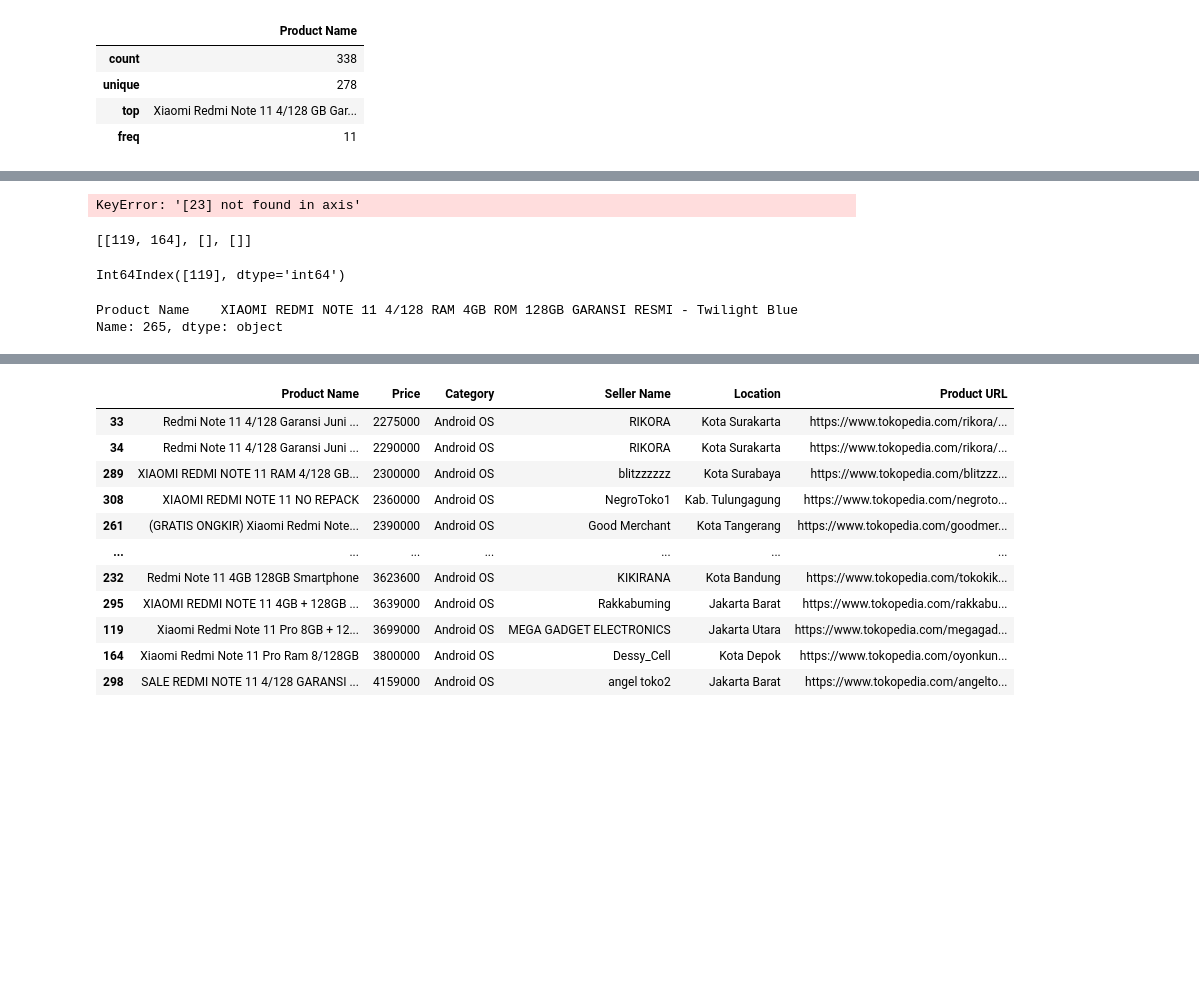
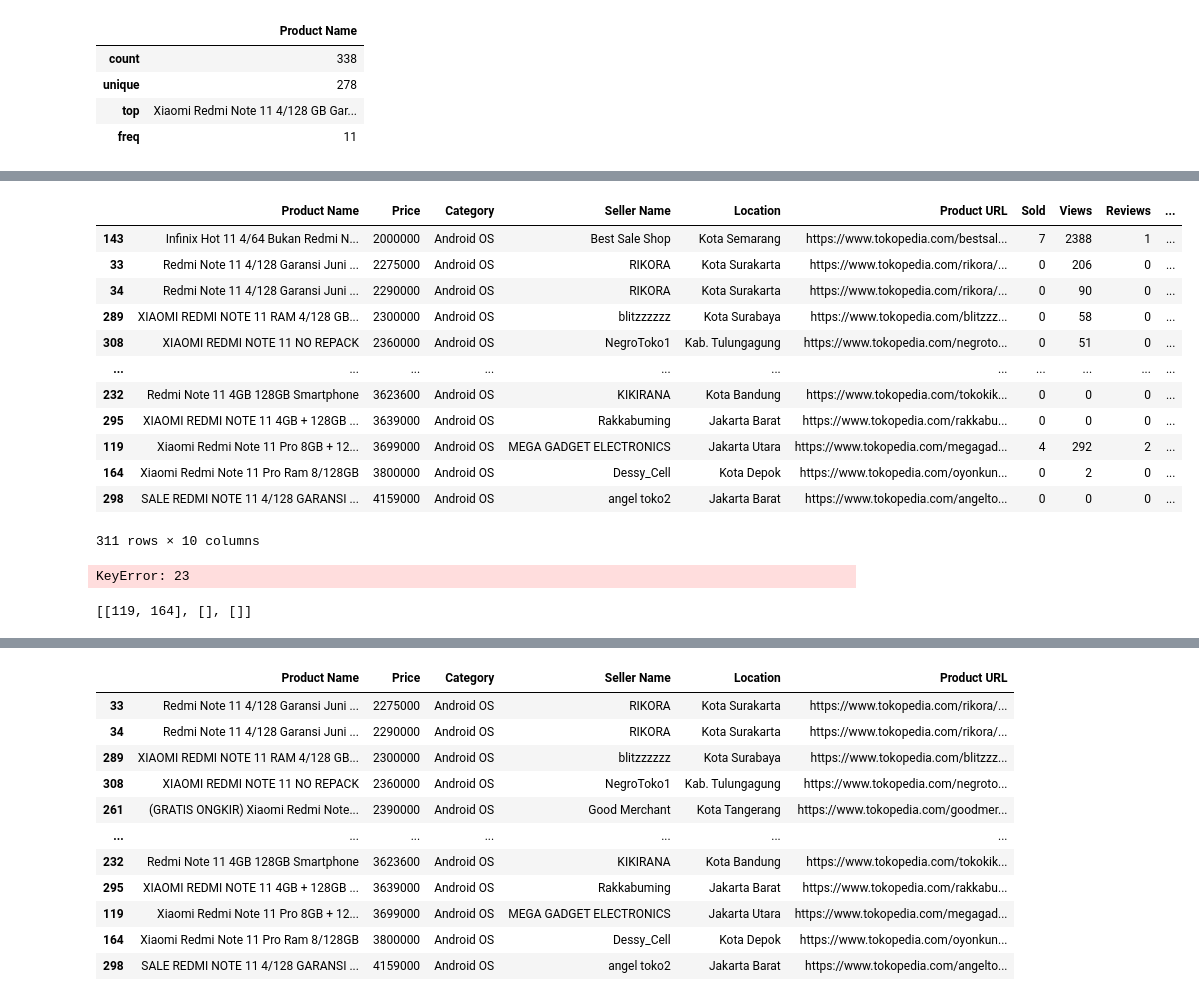
Before and after one commit to prasetyatf/EDA_RedmiNote11_tokped, a Jupyter notebook: analisis-renote11-4gb.ipynb, the cells around one changed output, grey strips where cells are left out. Drawn from its saved outputs; the diff is of its cells as text; code cells hidden in the pictures; blank space fills up the shorter version.

Commit message:
fitur filter sudah tidak error

```diff
--- a/analisis-renote11-4gb.ipynb
+++ b/analisis-renote11-4gb.ipynb
@@ -172,18 +171,38 @@ pat_indexs
 # %%
+# pantes index list ke 23 error, ternyata 23 > 1. dan banyak kasus serupa lain. Solusi:---->masih error
 
 # hapus data yang terfilter(pattern 6 gb)
 
 for pat_index in pat_indexs:
-    if pat_index == "":
+    if pat_index == []:
         continue
     else:
-        for index in range(0,len(pat_index)):
-            df_filtered = df_filtered.drop([pat_index[index]])
+        for idx in range(0,len(pat_index)):
+            try:
+                df_filtered = df_filtered.drop(index=pat_indexs[idx])
+            except:
+                continue
 
-pd.options.display.max_rows=400
+pd.options.display.max_rows=10
 
 df_filtered
 # %% [output]
+|  | Product Name | Price | Category | Seller Name | Location | Product URL | Sold | Views | Reviews | ... |
+| 143 | Infinix Hot 11 4/64 Bukan Redmi N... | 2000000 | Android OS | Best Sale Shop | Kota Semarang | https://www.tokopedia.com/bestsal... | 7 | 2388 | 1 | ... |
+| 33 | Redmi Note 11 4/128 Garansi Juni ... | 2275000 | Android OS | RIKORA | Kota Surakarta | https://www.tokopedia.com/rikora/... | 0 | 206 | 0 | ... |
+| 34 | Redmi Note 11 4/128 Garansi Juni ... | 2290000 | Android OS | RIKORA | Kota Surakarta | https://www.tokopedia.com/rikora/... | 0 | 90 | 0 | ... |
+| 289 | XIAOMI REDMI NOTE 11 RAM 4/128 GB... | 2300000 | Android OS | blitzzzzzz | Kota Surabaya | https://www.tokopedia.com/blitzzz... | 0 | 58 | 0 | ... |
+| 308 | XIAOMI REDMI NOTE 11 NO REPACK | 2360000 | Android OS | NegroToko1 | Kab. Tulungagung | https://www.tokopedia.com/negroto... | 0 | 51 | 0 | ... |
+| ... | ... | ... | ... | ... | ... | ... | ... | ... | ... | ... |
+| 232 | Redmi Note 11 4GB 128GB Smartphone | 3623600 | Android OS | KIKIRANA | Kota Bandung | https://www.tokopedia.com/tokokik... | 0 | 0 | 0 | ... |
+| 295 | XIAOMI REDMI NOTE 11 4GB + 128GB ... | 3639000 | Android OS | Rakkabuming | Jakarta Barat | https://www.tokopedia.com/rakkabu... | 0 | 0 | 0 | ... |
+| 119 | Xiaomi Redmi Note 11 Pro 8GB + 12... | 3699000 | Android OS | MEGA GADGET ELECTRONICS | Jakarta Utara | https://www.tokopedia.com/megagad... | 4 | 292 | 2 | ... |
+| 164 | Xiaomi Redmi Note 11 Pro Ram 8/128GB | 3800000 | Android OS | Dessy_Cell | Kota Depok | https://www.tokopedia.com/oyonkun... | 0 | 2 | 0 | ... |
+| 298 | SALE REDMI NOTE 11 4/128 GARANSI ... | 4159000 | Android OS | angel toko2 | Jakarta Barat | https://www.tokopedia.com/angelto... | 0 | 0 | 0 | ... |
-KeyError: '[23] not found in axis'
+311 rows × 10 columns
+# %%
+df_filtered.loc[23, ['Product Name', 'Price']] #buat ngetes apakah data sudah terhapus
+# %% [output]
+KeyError: 23
 # %%
 # dari hasil di atas kita tau mengapa ada produk dengan harga yang tidak umum, salah satunya karena terdapat produk yg tdk kita ingin(noisy data) salah satunya redmi note 11 pro, maka hapus
@@ -199,12 +217,3 @@ for pattern in patterns:
 pat_indexs
 # %% [output]
 [[119, 164], [], []]
-# %%
-df_filtered.loc[df_filtered["Product Name"]=="Xiaomi Redmi Note 11 Pro 8GB + 128GB Garansi Resmi Xiaomi Indonesia - Polar White"].index
-# %% [output]
-Int64Index([119], dtype='int64')
-# %%
-df_filtered.iloc[119, 0:1]
-# %% [output]
-Product Name    XIAOMI REDMI NOTE 11 4/128 RAM 4GB ROM 128GB GARANSI RESMI - Twilight Blue
-Name: 265, dtype: object
```
Also changed, not shown: parts of 4 cells of this notebook.
